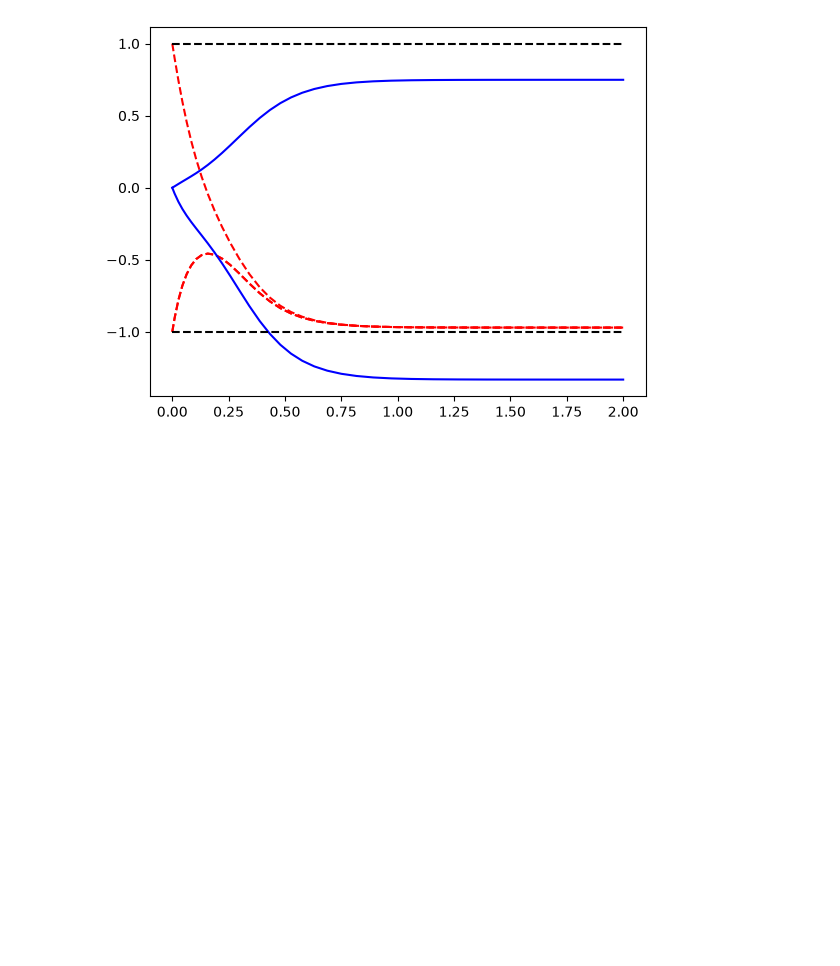
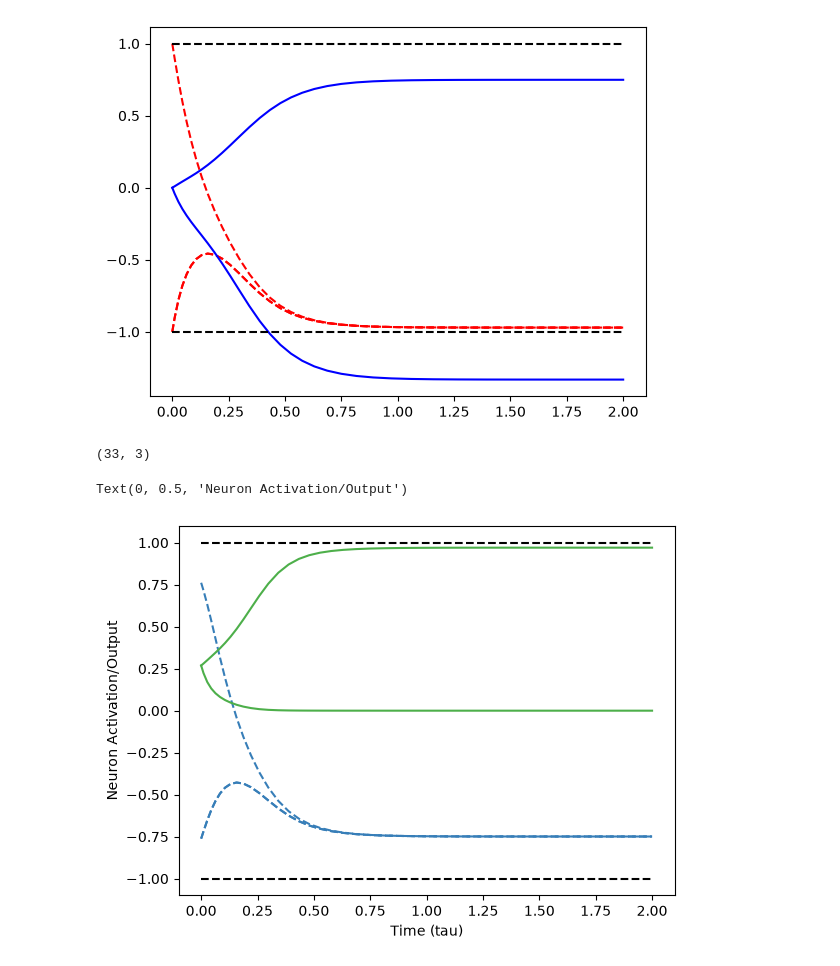
Before and after one commit to EliDoris/ODE_Experiments, a Jupyter notebook: 04_DAM_Lateral_Inhib.ipynb, the cells around one changed output. Cells and saved outputs as stored; diff of their text form; code cells hidden in the pictures; blank space fills up the shorter version.

```diff
--- a/04_DAM_Lateral_Inhib.ipynb
+++ b/04_DAM_Lateral_Inhib.ipynb
@@ -74,3 +74,22 @@ plt.plot(tlimits,[-1,-1],'k--')
 # %% [output]
 [<matplotlib.lines.Line2D at 0x...>]
 [figure]
+# %%
+#Transform that into activations rather than internal states
+yFeatures = np.copy(output.y[0:nFeatures].T)
+for i in range(np.shape(yFeatures)[0]):
+    yFeatures[i,:] = f_feature(yFeatures[i,:])
+yMemories = np.copy(output.y[nFeatures:].T)
+for i in range(np.shape(yMemories)[0]):
+    yMemories[i,:] = f_memory(yMemories[i,:])
+print(np.shape(yFeatures))
+plt.plot(output.t,yFeatures,'--',color='#377EB8')
+plt.plot(output.t,yMemories,'-',color='#4DAF4A')
+plt.plot(tlimits,[1,1],'k--')
+plt.plot(tlimits,[-1,-1],'k--')
+plt.xlabel('Time (tau)')
+plt.ylabel('Neuron Activation/Output')
+# %% [output]
+(33, 3)
+Text(0, 0.5, 'Neuron Activation/Output')
+[figure, added]
```
Also changed, not shown: parts of 1 cell of this notebook, 4 other files.
